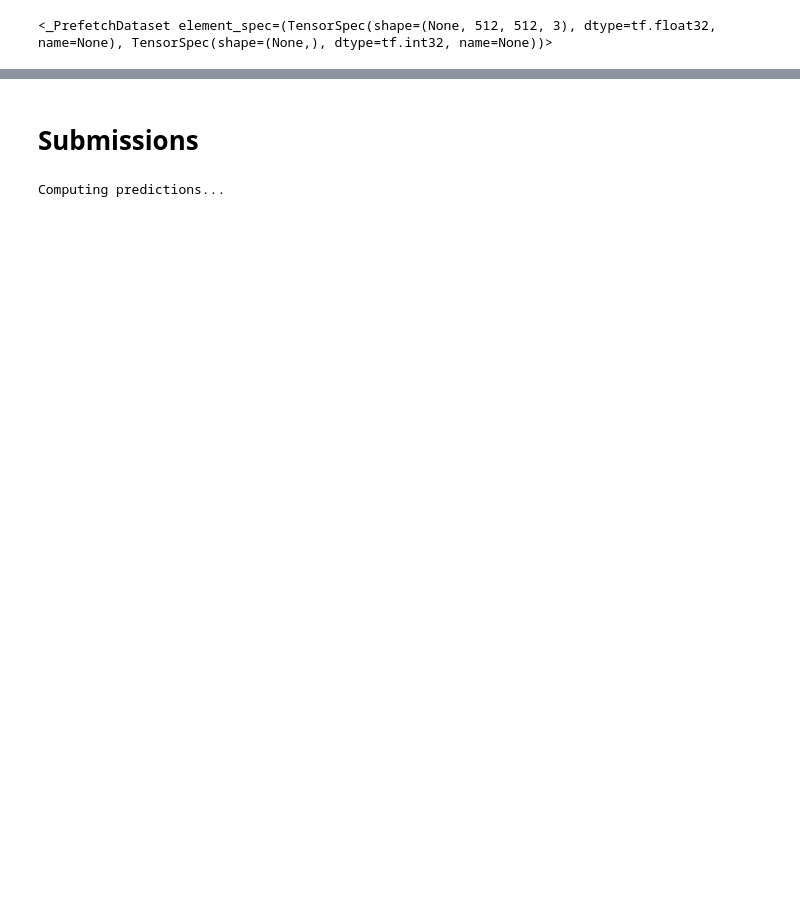
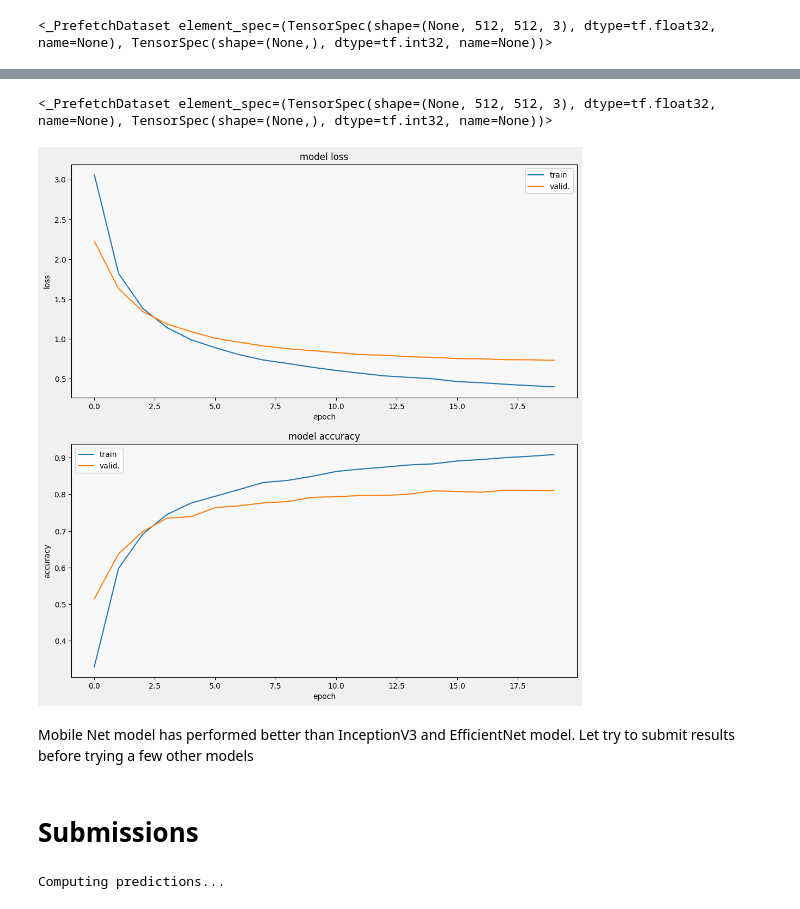
Before and after one commit to Bestine/kaggle-projects, a Jupyter notebook: Petals-to-the-Metal-Flower-Classification-on-TPU.ipynb, the cells around one changed output, grey strips where cells are left out. Cells and saved outputs as stored; diff of their text form; code cells hidden in the pictures; blank space fills up the shorter version.

```diff
--- a/Petals-to-the-Metal-Flower-Classification-on-TPU.ipynb
+++ b/Petals-to-the-Metal-Flower-Classification-on-TPU.ipynb
@@ -514,0 +702,12 @@ display_training_curves(
+# %%
+# Define training epochs
+EPOCHS = 20
+STEPS_PER_EPOCH = NUM_TRAINING_IMAGES // BATCH_SIZE
+
+history = model.fit(
+    ds_train,
+    validation_data=ds_valid,
+    epochs=EPOCHS,
+    steps_per_epoch=STEPS_PER_EPOCH,
+    callbacks=[es],
+)
@@ -515,3 +737,24 @@ display_training_curves(
+# %%
+ds_train
+# %% [output]
+<_PrefetchDataset element_spec=(TensorSpec(shape=(None, 512, 512, 3), dtype=tf.float32, name=None), TensorSpec(shape=(None,), dtype=tf.int32, name=None))>
+# %%
+display_training_curves(
+    history.history['loss'],
+    history.history['val_loss'],
+    'loss',
+    211,
+)
+display_training_curves(
+    history.history['sparse_categorical_accuracy'],
+    history.history['val_sparse_categorical_accuracy'],
+    'accuracy',
+    212,
+)
+# %% [output]
+[figure, added]
+# %% [markdown]
+Mobile Net model has performed better than InceptionV3 and EfficientNet model. Let try to submit results before trying a few other models
 # %% [markdown]
 # Submissions
 # %%
```
Also changed, not shown: parts of 18 cells of this notebook.
